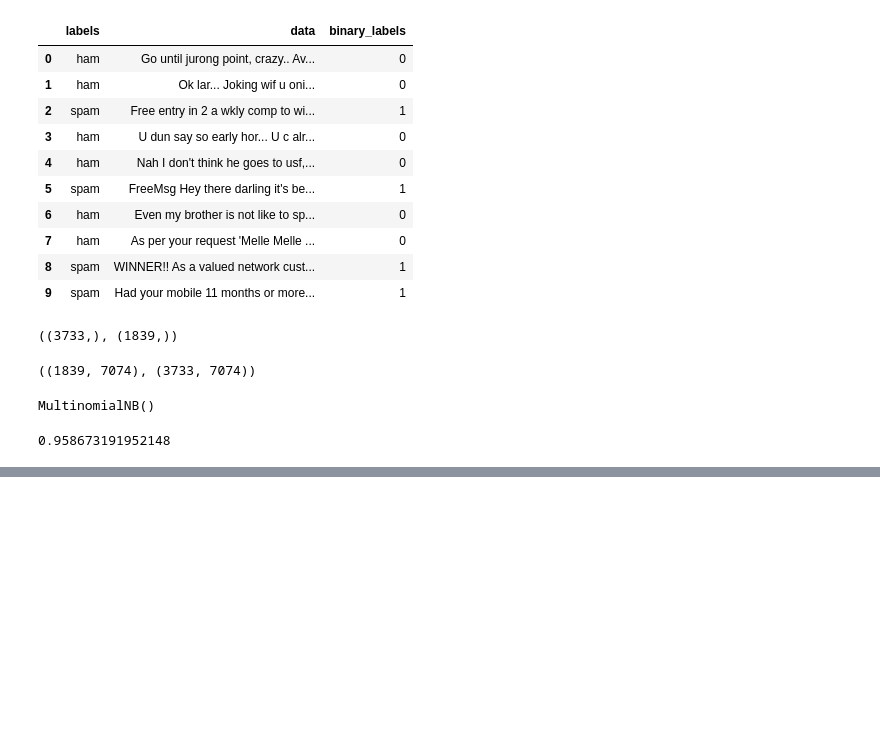
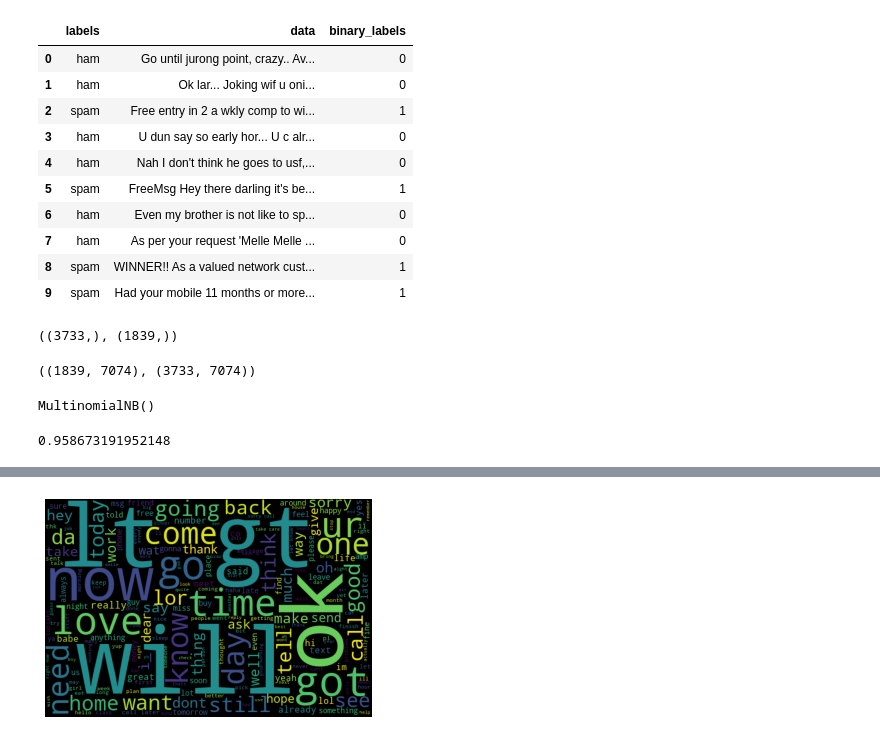
Before and after one commit to mralamdari/NLP-Spam-Detector, a Jupyter notebook: NLP_Spam_Detector.ipynb, the cells around one changed output, grey strips where cells are left out. Cells and saved outputs as stored; diff of their text form; code cells hidden in the pictures; blank space fills up the shorter version.

```diff
--- a/NLP_Spam_Detector.ipynb
+++ b/NLP_Spam_Detector.ipynb
@@ -171,0 +190,4 @@ model.score(X_test, y_test)
+# %%
+visualize('ham')
+# %% [output]
+[figure, added]
```
Also changed, not shown: parts of 4 cells of this notebook.
